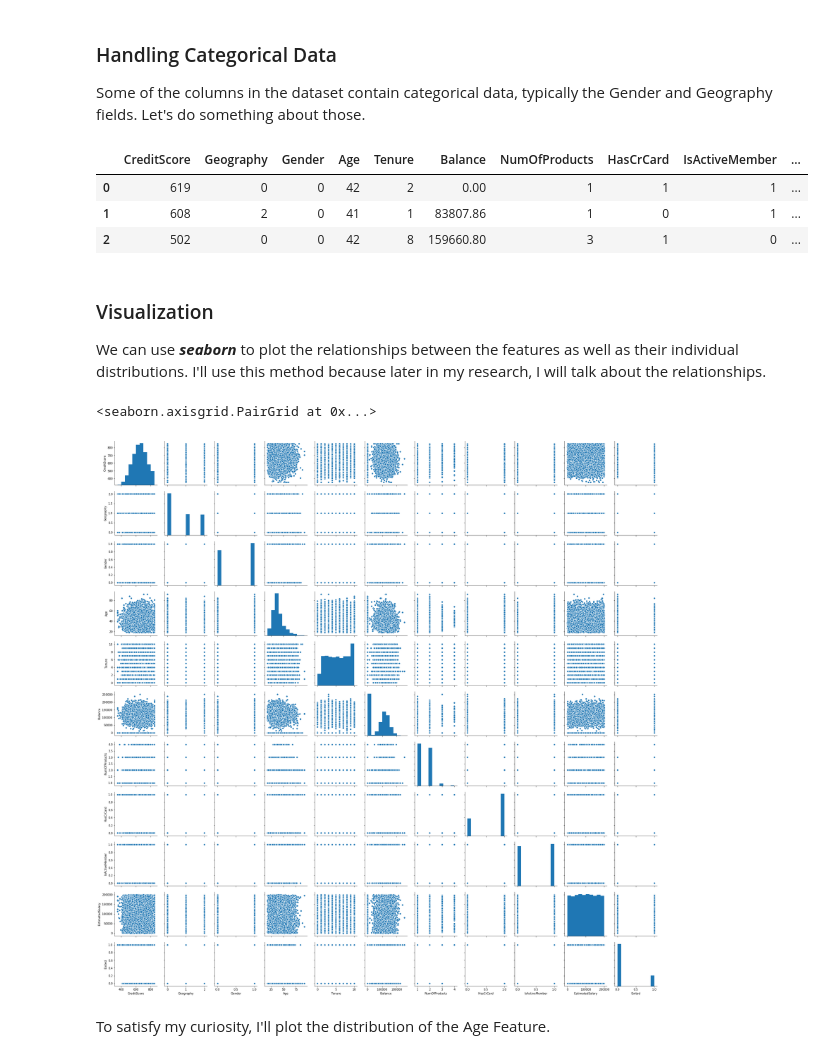
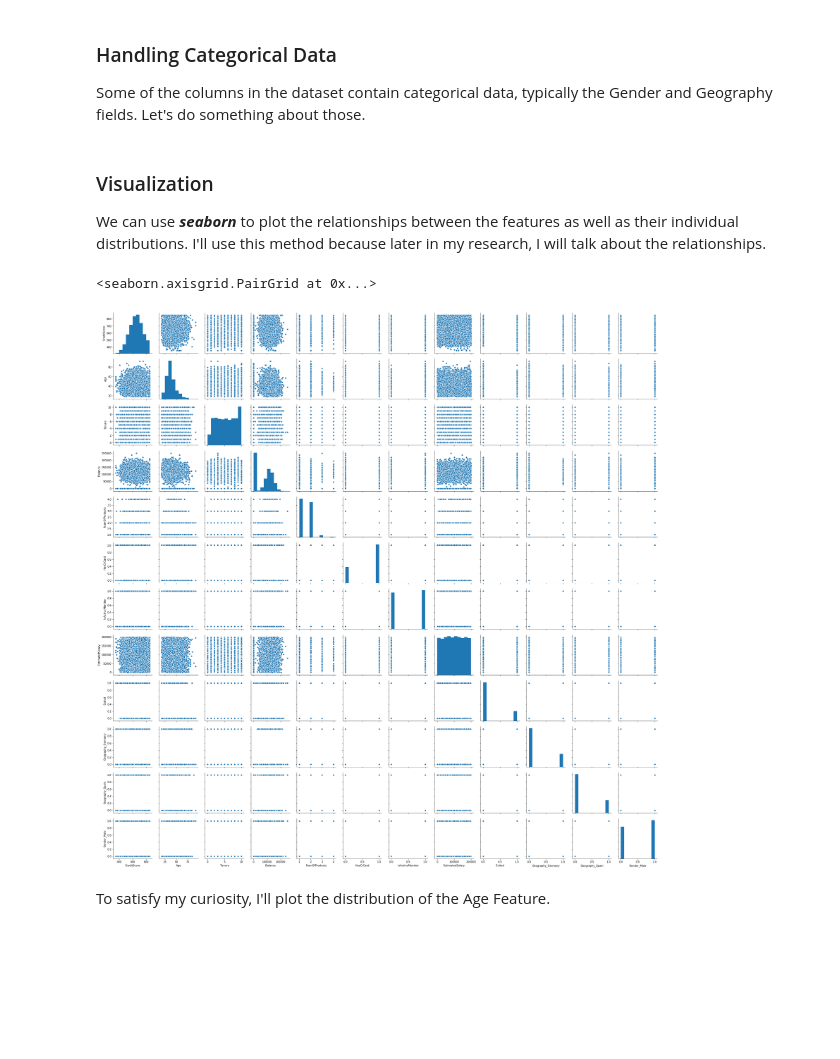
Before and after one commit to RashidCodes/MLResearch, a Jupyter notebook: Beginner MLResearch on Customer Churn.ipynb, the cells around one changed output. Cells and saved outputs as stored; diff of their text form; code cells hidden in the pictures; blank space fills up the shorter version.

```diff
--- a/Beginner MLResearch on Customer Churn.ipynb
+++ b/Beginner MLResearch on Customer Churn.ipynb
@@ -53,18 +48,3 @@ dtype: int64
 # %% [markdown]
 ### Handling Categorical Data
 Some of the columns in the dataset contain categorical data, typically the Gender and Geography fields. Let's do something about those.
-# %%
-## let's map the string Data to integers by using the map() function
-geography_dict = {val : idx for idx, val in enumerate(np.unique(data['Geography'].values))}
-gender_dict = {val : idx for idx, val in enumerate(np.unique(data['Gender'].values))}
-
-## Now let's map these dictionaries to the selected features
-data['Geography'] = data['Geography'].map(geography_dict)
-data['Gender'] = data['Gender'].map(gender_dict)
-
-data.head(3)
-# %% [output]
-|  | CreditScore | Geography | Gender | Age | Tenure | Balance | NumOfProducts | HasCrCard | IsActiveMember | ... |
-| 0 | 619 | 0 | 0 | 42 | 2 | 0.00 | 1 | 1 | 1 | ... |
-| 1 | 608 | 2 | 0 | 41 | 1 | 83807.86 | 1 | 0 | 1 | ... |
-| 2 | 502 | 0 | 0 | 42 | 8 | 159660.80 | 3 | 1 | 0 | ... |
@@ -74,10 +75,11 @@ We can use ***seaborn*** to plot the relationships between the features as well
 # %%
 import seaborn as sns
 ## I am more interested in the diagonals.
+data = pd.read_csv('data_new.csv')
 sns.pairplot(data)
 # %% [output]
 <seaborn.axisgrid.PairGrid at 0x...>
-[figure, old version]
+[figure, new version]
 # %% [markdown]
 To satisfy my curiosity, I'll plot the distribution of the Age Feature.
 # %%
```
Also changed, not shown: parts of 16 cells of this notebook, 4 other files.
